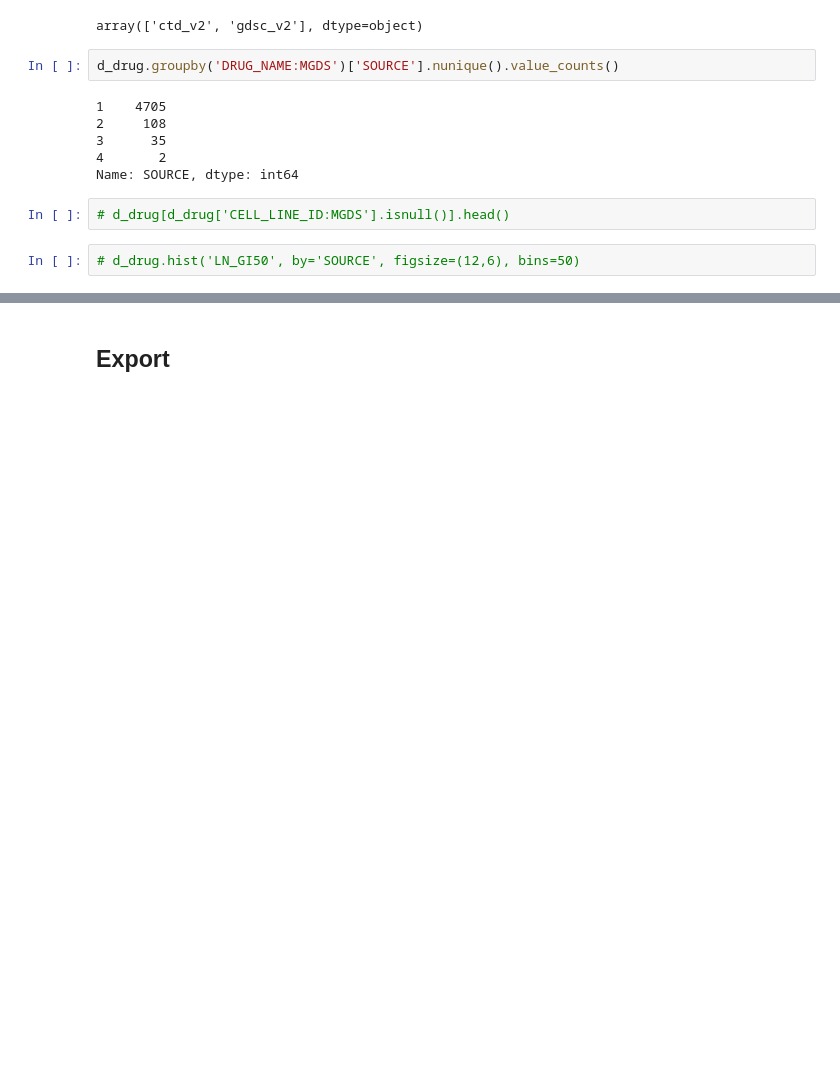
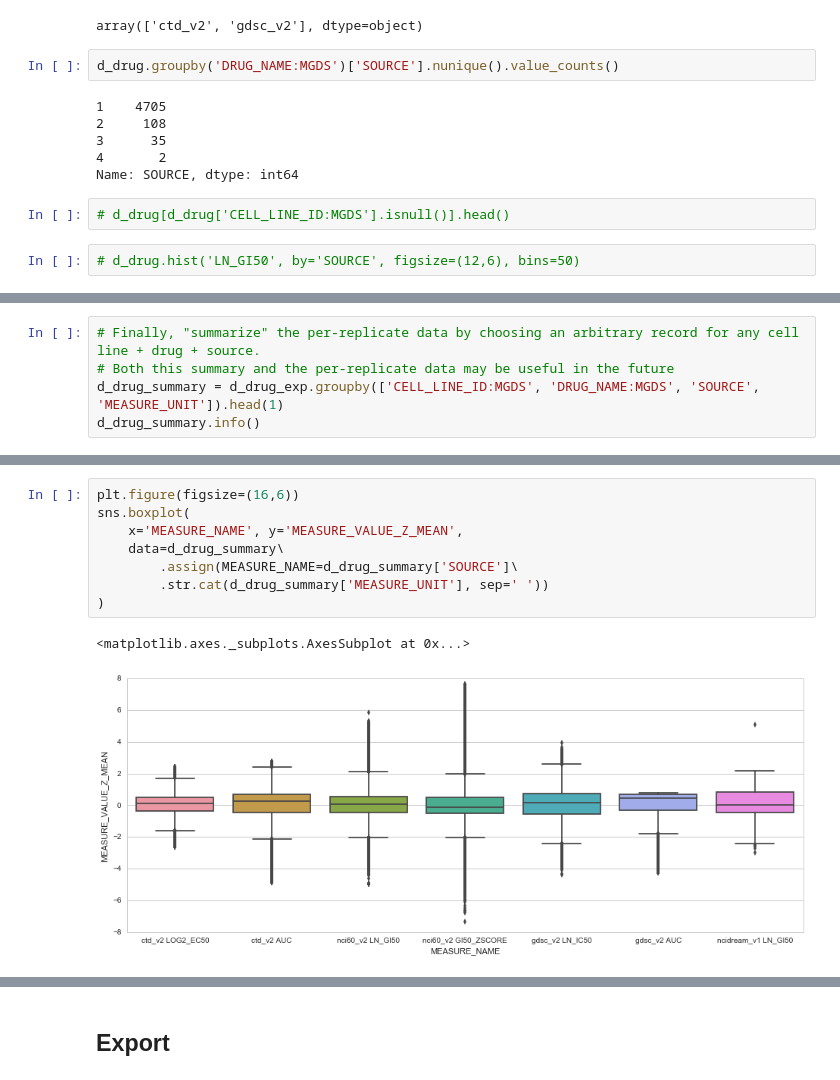
Before and after one commit to eric-czech/mgds, a Jupyter notebook: python/notebook/data_aggregation/export/superset/drug_data.ipynb, the cells around one changed output, grey strips where cells are left out. Saved outputs shown, nothing was run; the diff lists cells and outputs as text; blank space fills up the shorter version.

```diff
--- a/python/notebook/data_aggregation/export/superset/drug_data.ipynb
+++ b/python/notebook/data_aggregation/export/superset/drug_data.ipynb
@@ -180,0 +236,5 @@ d_rx_sub.head()
+# %%
+# Finally, "summarize" the per-replicate data by choosing an arbitrary record for any cell line + drug + source.
+# Both this summary and the per-replicate data may be useful in the future
+d_drug_summary = d_drug_exp.groupby(['CELL_LINE_ID:MGDS', 'DRUG_NAME:MGDS', 'SOURCE', 'MEASURE_UNIT']).head(1)
+d_drug_summary.info()
@@ -180,0 +288,11 @@ d_rx_sub.head()
+# %%
+plt.figure(figsize=(16,6))
+sns.boxplot(
+    x='MEASURE_NAME', y='MEASURE_VALUE_Z_MEAN',
+    data=d_drug_summary\
+        .assign(MEASURE_NAME=d_drug_summary['SOURCE']\
+        .str.cat(d_drug_summary['MEASURE_UNIT'], sep=' '))
+)
+# %% [output]
+<matplotlib.axes._subplots.AxesSubplot at 0x...>
+[figure, added]
```
Also changed, not shown: parts of 30 cells of this notebook, 3 other files.
